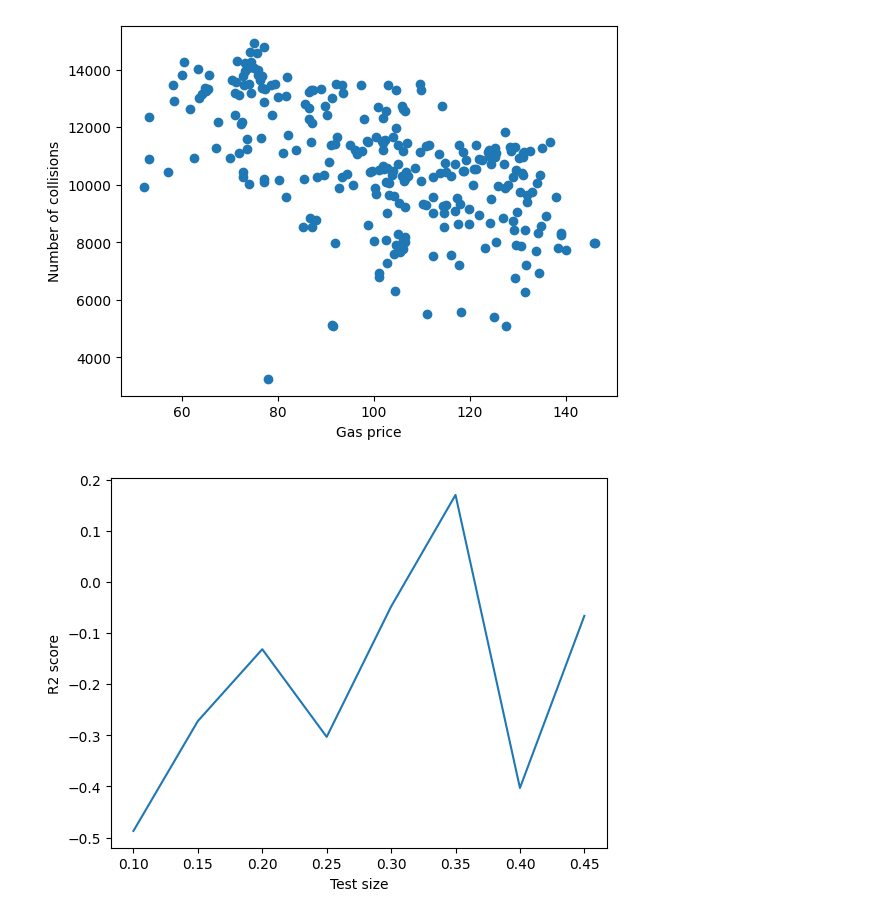
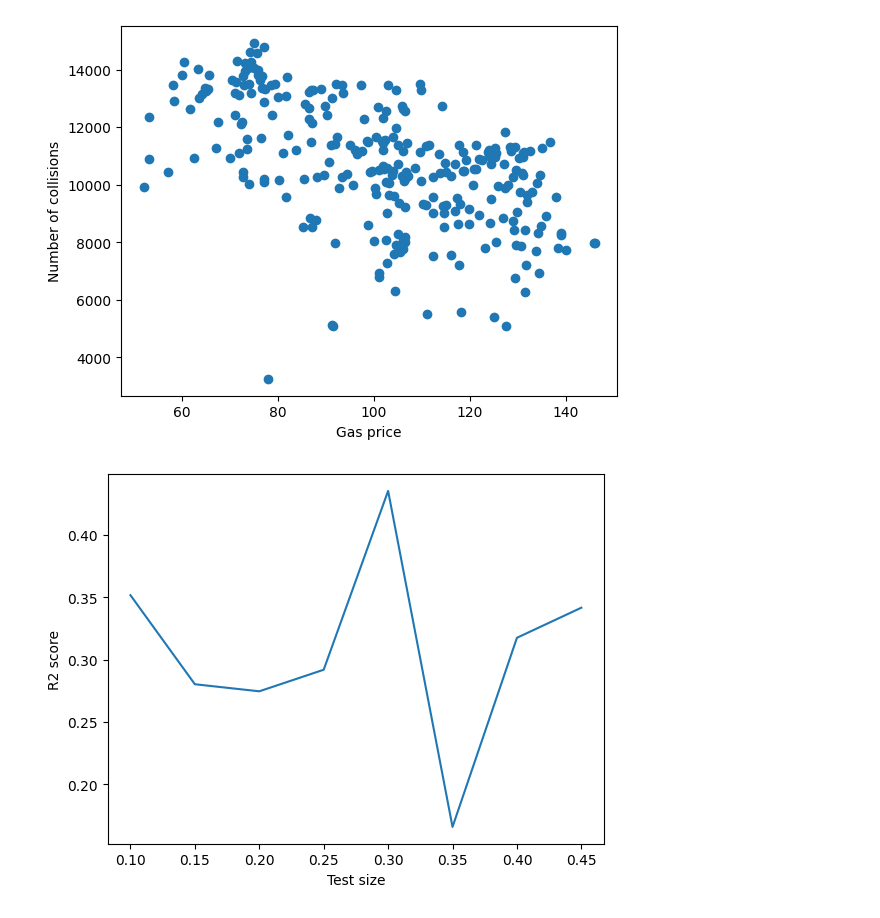
Before and after one commit to vertesemash/CS2704-Final-Project-JG, a Jupyter notebook: CS2704 final project.ipynb, the cells around one changed output. Cells and saved outputs as stored; diff of their text form; code cells hidden in the pictures.

```diff
--- a/CS2704 final project.ipynb
+++ b/CS2704 final project.ipynb
@@ -7,8 +7,8 @@ import seaborn as sns
 from matplotlib.dates import DateFormatter
 
 from sklearn.model_selection import train_test_split
-from sklearn.linear_model import LogisticRegression
-from sklearn.metrics import accuracy_score, r2_score
+from sklearn.linear_model import LinearRegression
+from sklearn.metrics import r2_score
 
 #Read in data
 
@@ -71,39 +71,34 @@ Y = mergedData['Value'].to_frame()
 plt.scatter(X, Y)
 plt.xlabel("Gas price")
 plt.ylabel("Number of collisions")
 plt.show()
 
+
+#Initialize variables for linear regression
 r2_results = [0]*8
 accuracy_results = [0]*8
 test_sizes = [0.10, 0.15, 0.2, 0.25, 0.3, 0.35, 0.4, 0.45]
 
 for i in range(8):
   X_train, X_test, Y_train, Y_test = train_test_split(X, Y, test_size=test_sizes[i])
 
-  model = LogisticRegression(max_iter=10000)
+  model = LinearRegression()
 
   model.fit(X_train, Y_train)
 
   Y_pred = model.predict(X_test)
 
   r2_results[i] = r2_score(Y_test, Y_pred)
 
-  accuracy_results[i] = accuracy_score(Y_test, Y_pred)
-
 #print(r2_results)
 
 plt.plot(test_sizes, r2_results)
 plt.xlabel("Test size")
 plt.ylabel("R2 score")
 plt.show()
-
-plt.plot(test_sizes, accuracy_results)
-plt.xlabel("Test size")
-plt.ylabel("Accuracy score")
-plt.show()
 # %% [output]
 [figure]
 [figure]
 [figure]
 [figure]
-[figure, old version]
+[figure, new version]
```
Also changed, not shown: parts of 1 cell of this notebook.
